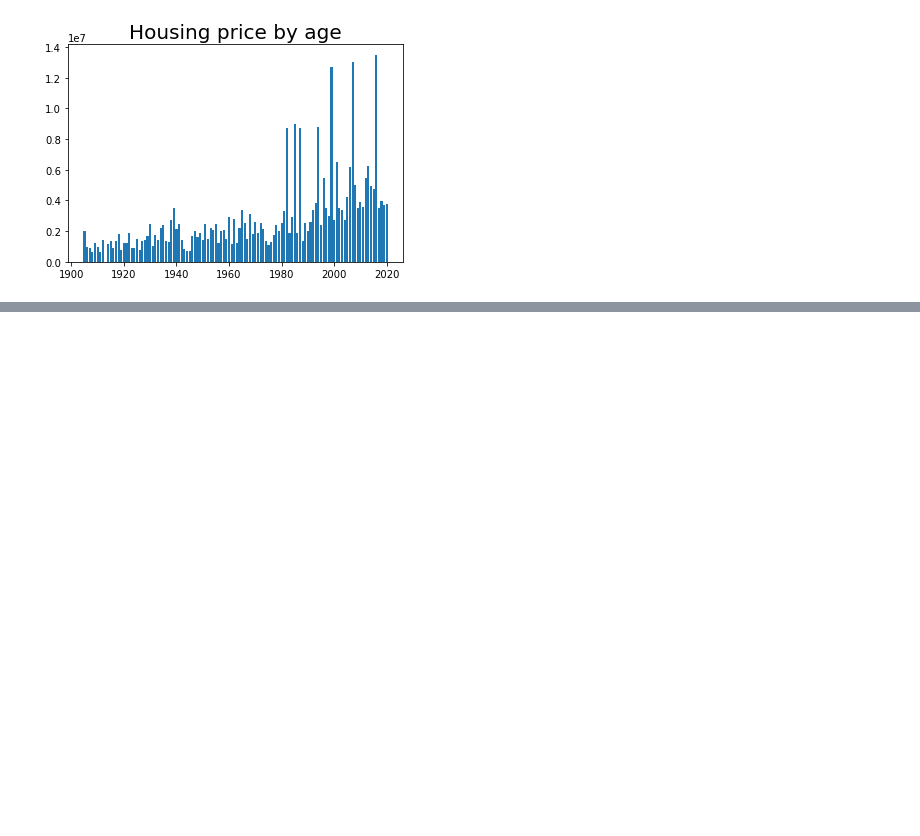
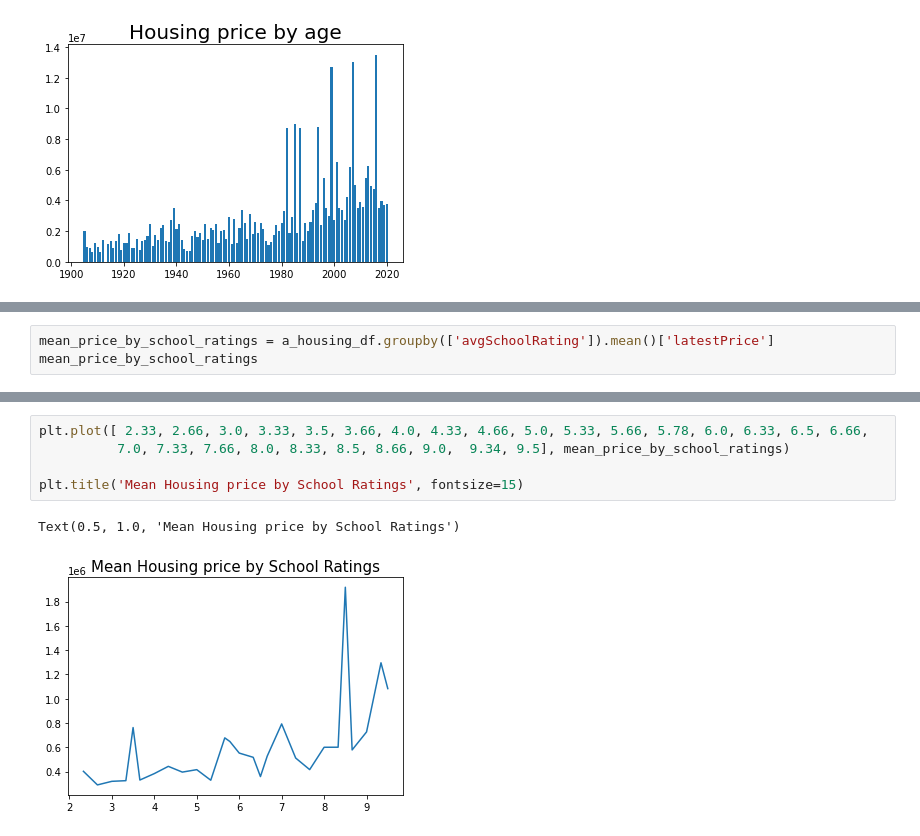
Before and after one commit to apaneser/House_Finding, a Jupyter notebook: Notebook/Austin_graphs.ipynb, the cells around one changed output, grey strips where cells are left out. Saved outputs shown, nothing was run; the diff lists cells and outputs as text; blank space fills up the shorter version.

```diff
--- a/Notebook/Austin_graphs.ipynb
+++ b/Notebook/Austin_graphs.ipynb
@@ -75,0 +107,3 @@ array([2012, 2013, 2018, 2002, 2020, 2016, 2005, 2003, 2010, 2000, 2009,
+# %%
+mean_price_by_school_ratings = a_housing_df.groupby(['avgSchoolRating']).mean()['latestPrice']
+mean_price_by_school_ratings
@@ -75,0 +141,8 @@ array([2012, 2013, 2018, 2002, 2020, 2016, 2005, 2003, 2010, 2000, 2009,
+# %%
+plt.plot([ 2.33, 2.66, 3.0, 3.33, 3.5, 3.66, 4.0, 4.33, 4.66, 5.0, 5.33, 5.66, 5.78, 6.0, 6.33, 6.5, 6.66,
+          7.0, 7.33, 7.66, 8.0, 8.33, 8.5, 8.66, 9.0,  9.34, 9.5], mean_price_by_school_ratings)
+
+plt.title('Mean Housing price by School Ratings', fontsize=15)
+# %% [output]
+Text(0.5, 1.0, 'Mean Housing price by School Ratings')
+[figure, added]
```
Also changed, not shown: parts of 9 cells of this notebook, 1 other file.
